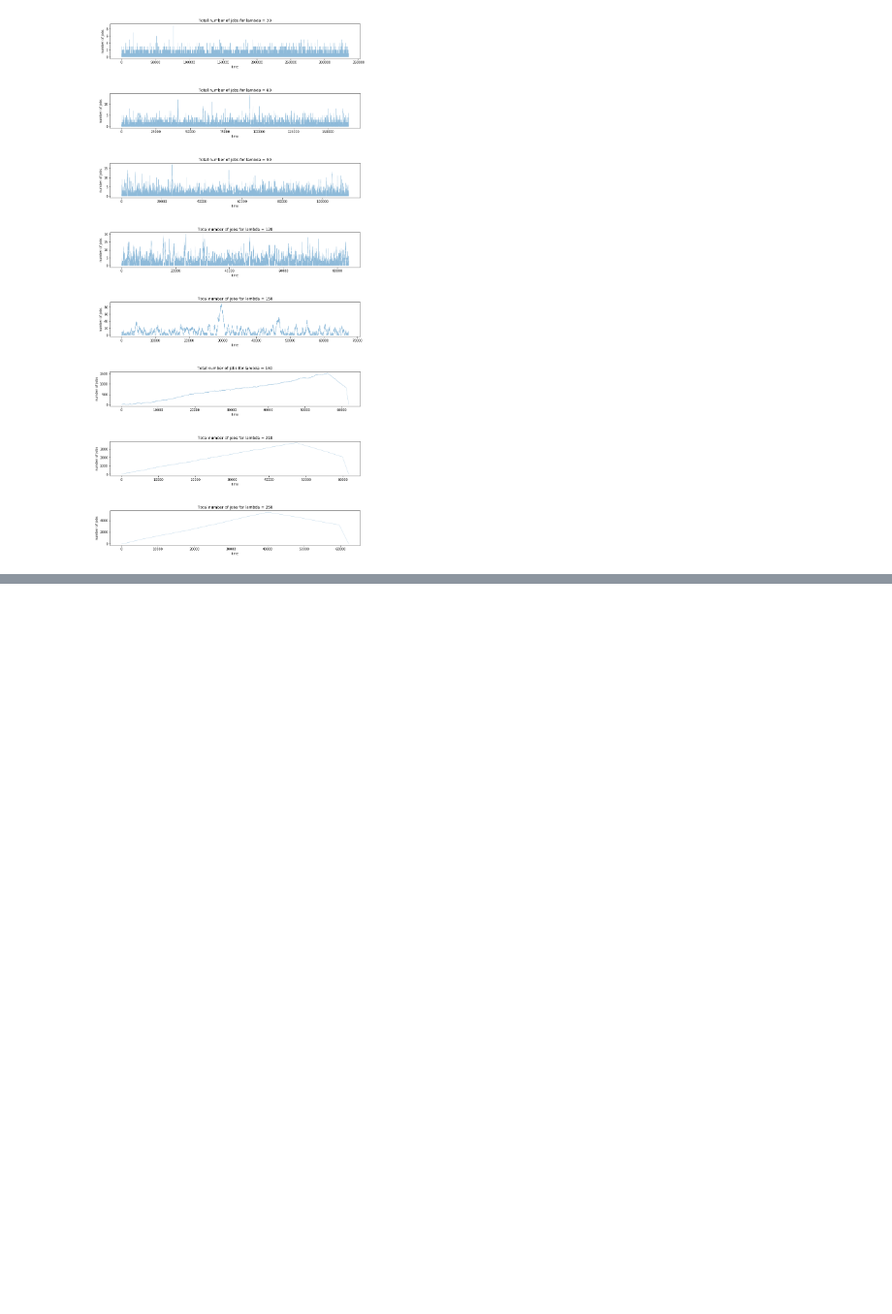
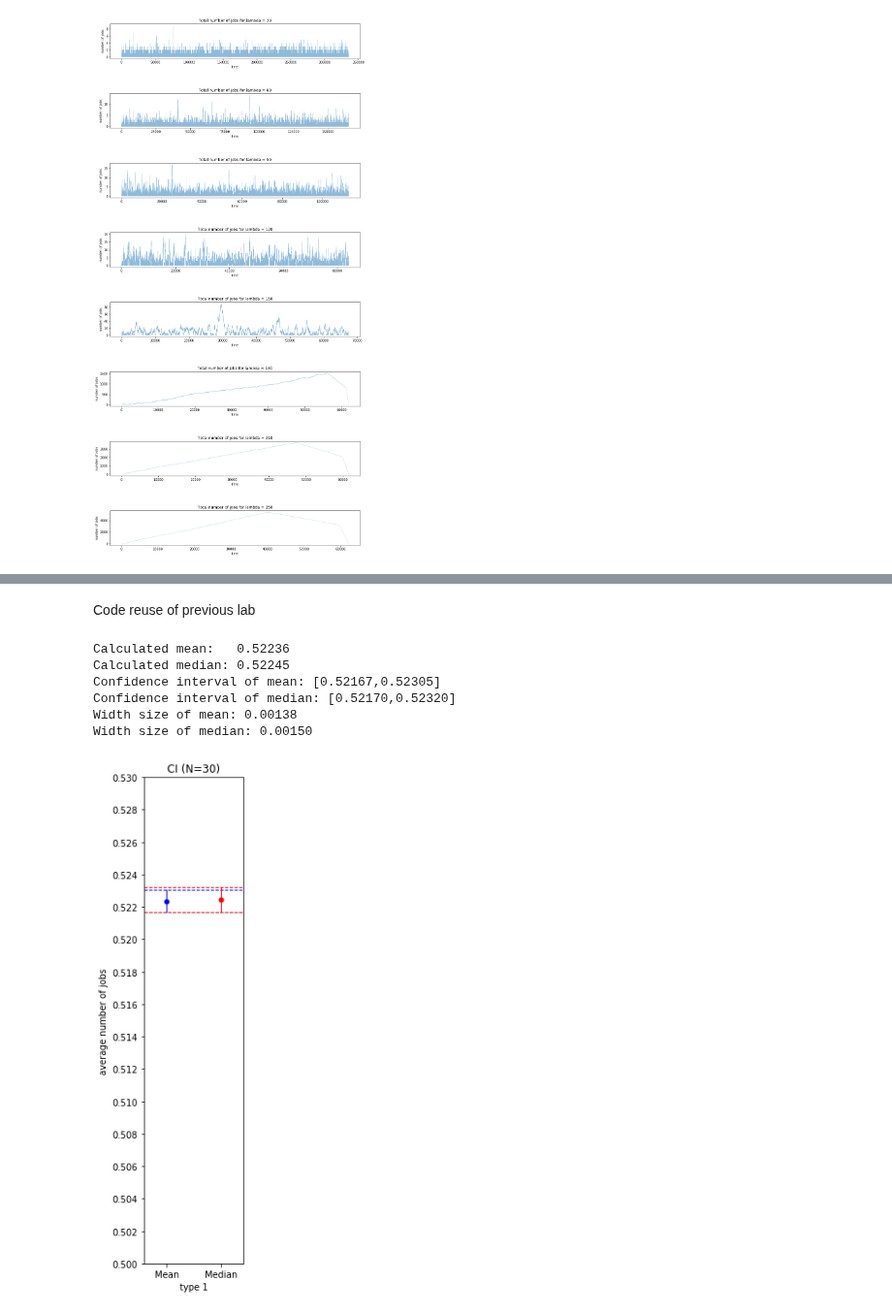
Before and after one commit to joelmfonseca/COM-503, a Jupyter notebook: hw3/Q1.ipynb, the cells around one changed output, grey strips where cells are left out. Shown at 97% size. Saved outputs shown, nothing was run; the diff lists cells and outputs as text; code cells hidden in the pictures; blank space fills up the shorter version.

Commit message:
q3 CI plot with transient

```diff
--- a/hw3/Q1.ipynb
+++ b/hw3/Q1.ipynb
@@ -183,0 +242,55 @@ for (i, time_job_rate) in enumerate(list(zip(time_jobs,lambda_))):
+# %% [markdown]
+Code reuse of previous lab
+# %%
+def plot_CI(x_label, y_label, name, n, type_CI_mean, type_CI_median,top,bottom ):
+    fig, ax = plt.subplots(1, 1, figsize=(2,10))
+
+    L_mean, U_mean, mean =  type_CI_mean
+    L_median, U_median, median = type_CI_median
+
+    print("Calculated mean:   {:.5f}".format(mean))
+    print("Calculated median: {:.5f}".format(median))
+    print("Confidence interval of mean: [{:.5f},{:.5f}]".format(L_mean, U_mean))
+    print("Confidence interval of median: [{:.5f},{:.5f}]".format(L_median, U_median))
+    print("Width size of mean: {:.5f}".format(U_mean - L_mean))
+    print("Width size of median: {:.5f}".format(U_median - L_median))
+
+    # horizontal lines
+    ax.axhline(y=L_mean, linestyle='--', color='b', linewidth=1)
+    ax.axhline(y=U_mean, linestyle='--', color='b', linewidth=1)
+    ax.axhline(y=L_median, linestyle='--', color='r', linewidth=1)
+    ax.axhline(y=U_median, linestyle='--', color='r', linewidth=1)
+
+    # vertical lines
+    l1 = mlines.Line2D([0.2], [L_mean, U_mean], color='b', linestyle='-', linewidth=1)
+    l2 = mlines.Line2D([0.8], [L_median, U_median], color='r', linestyle='-', linewidth=1)
+    ax.add_line(l1)
+    ax.add_line(l2)
+
+    # mean and median markers
+    ax.plot([0.2],[mean], marker='o', color='b', markersize=5)
+    ax.plot([0.8],[median], marker= 'o', color='r', markersize=5)
+
+    # trick to make nicer plot
+    ax.plot([0],[mean], marker='o', alpha=0)
+    ax.plot([1],[median], marker= 'o', alpha=0)
+
+    ax.set_title('CI (N={})'.format(str(n)))
+    ax.set_xlabel(x_label)
+    ax.set_ylabel(y_label)
+    ax.set_ylim(bottom=bottom, top=top)
+    plt.xticks([0.2,0.8], ['Mean', 'Median'])
+    plt.locator_params(axis='y', nbins=20)
+    plt.savefig(name+'.png', dpi=300, bbox_inches='tight')
+# %%
+type1_CI_mean, type2_CI_mean, type1_CI_med, type2_CI_med = get_CI_mean_median_t1_t2(30)
+# %%
+plot_CI("type 1", "average number of jobs", "q3_type1_CI_plot_with_transient_lambda30", 30,  type1_CI_mean, type1_CI_med, 0.53,0.5)
+# %% [output]
+Calculated mean:   0.52236
+Calculated median: 0.52245
+Confidence interval of mean: [0.52167,0.52305]
+Confidence interval of median: [0.52170,0.52320]
+Width size of mean: 0.00138
+Width size of median: 0.00150
+[figure, added]
```
Also changed, not shown: parts of 15 cells of this notebook, 3 other files.
